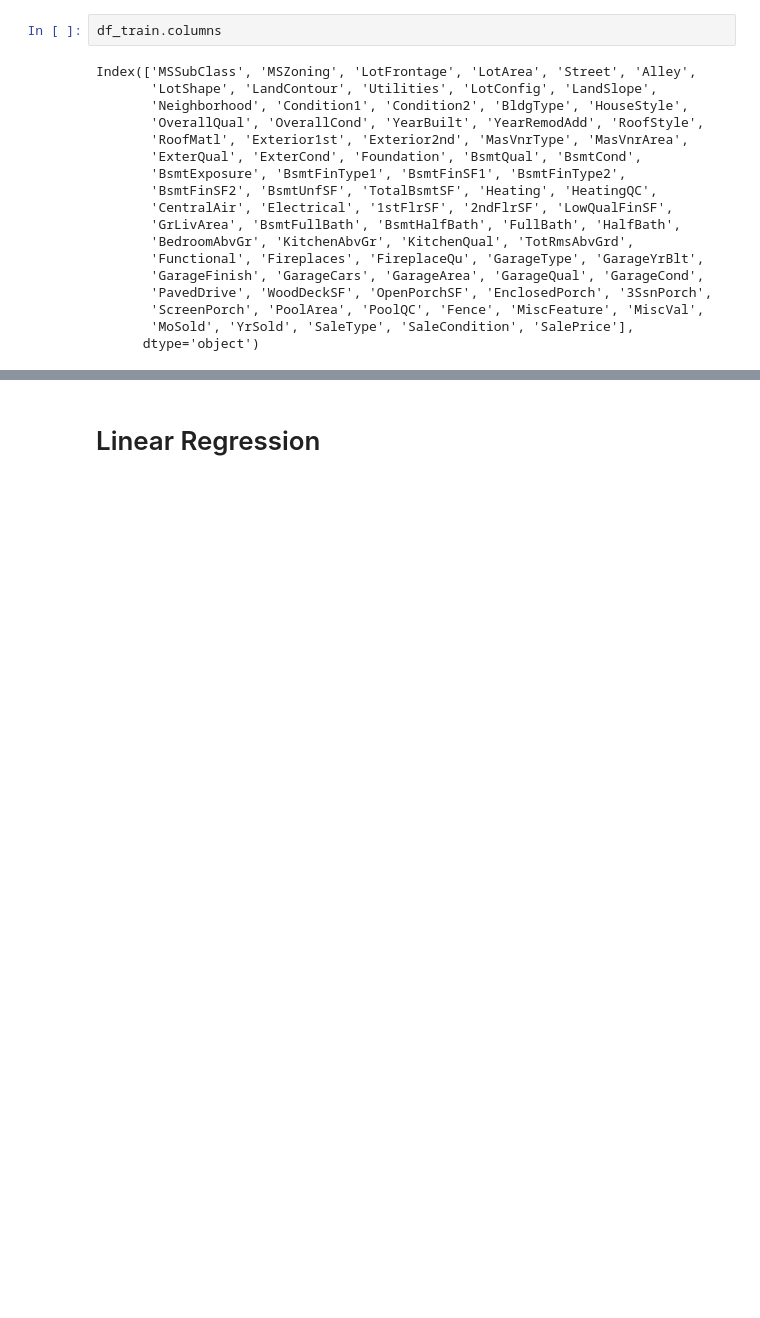
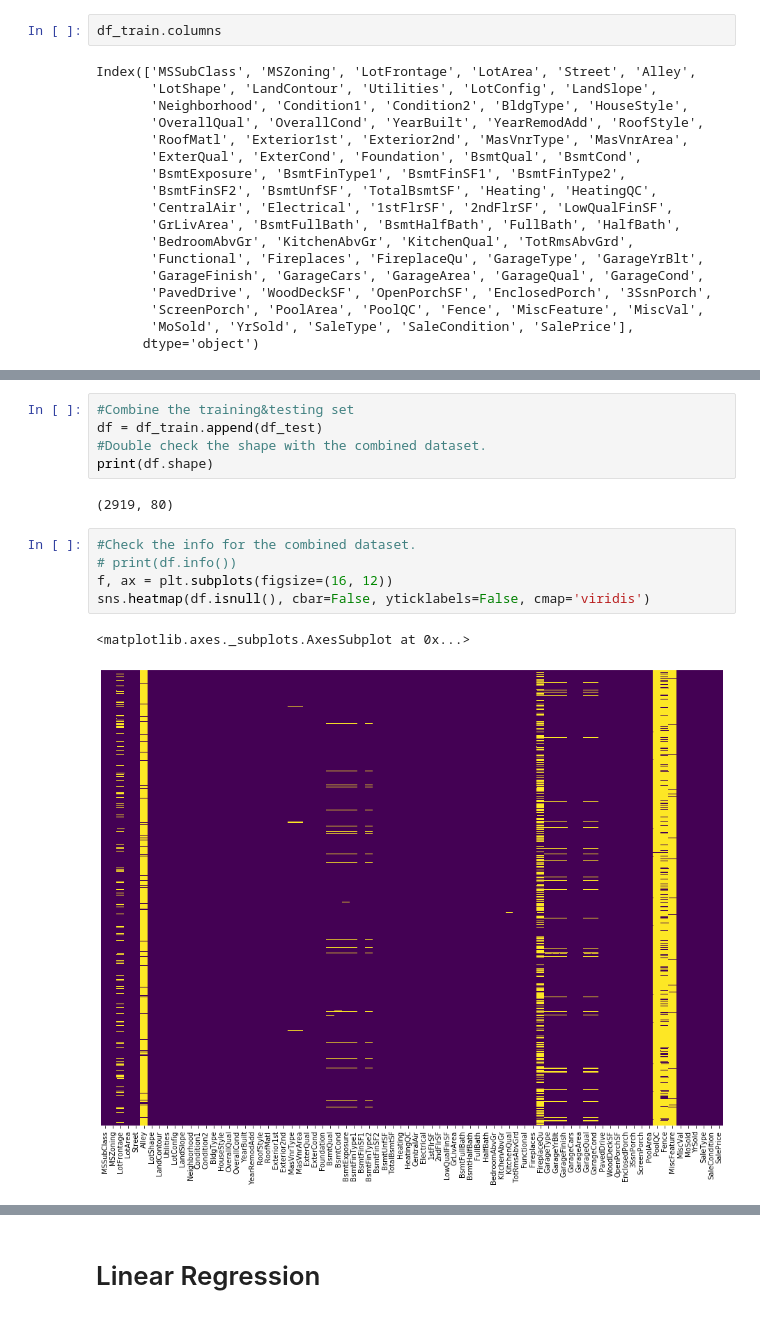
Before and after one commit to lijq33/Data-mining, a Jupyter notebook: Ridge.ipynb, the cells around one changed output, grey strips where cells are left out. Drawn from its saved outputs; the diff is of its cells as text; blank space fills up the shorter version.

```diff
--- a/Ridge.ipynb
+++ b/Ridge.ipynb
@@ -42,0 +92,15 @@ Index(['MSSubClass', 'MSZoning', 'LotFrontage', 'LotArea', 'Street', 'Alley',
+# %%
+#Combine the training&testing set
+df = df_train.append(df_test)
+#Double check the shape with the combined dataset.
+print(df.shape)
+# %% [output]
+(2919, 80)
+# %%
+#Check the info for the combined dataset.
+# print(df.info())
+f, ax = plt.subplots(figsize=(16, 12))
+sns.heatmap(df.isnull(), cbar=False, yticklabels=False, cmap='viridis')
+# %% [output]
+<matplotlib.axes._subplots.AxesSubplot at 0x...>
+[figure, added]
```
Also changed, not shown: parts of 16 cells of this notebook, 1 other file.
